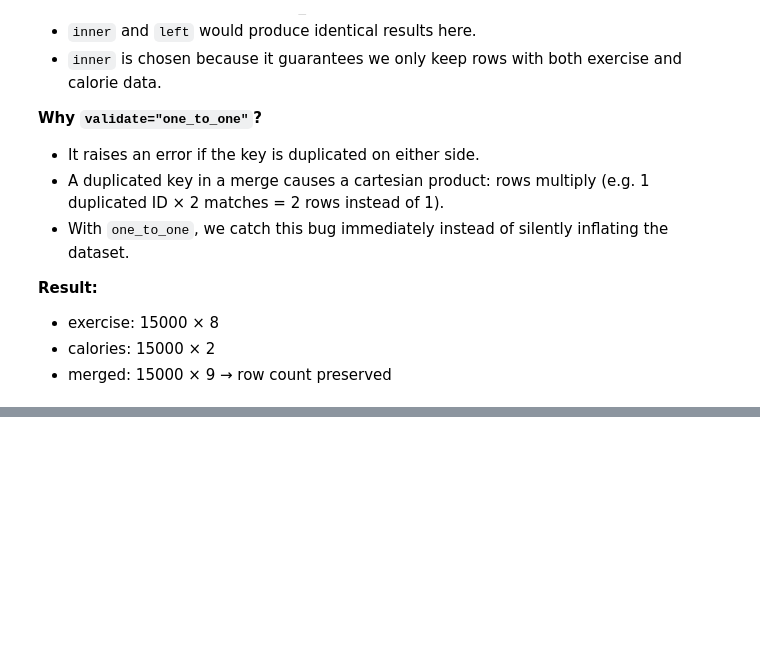
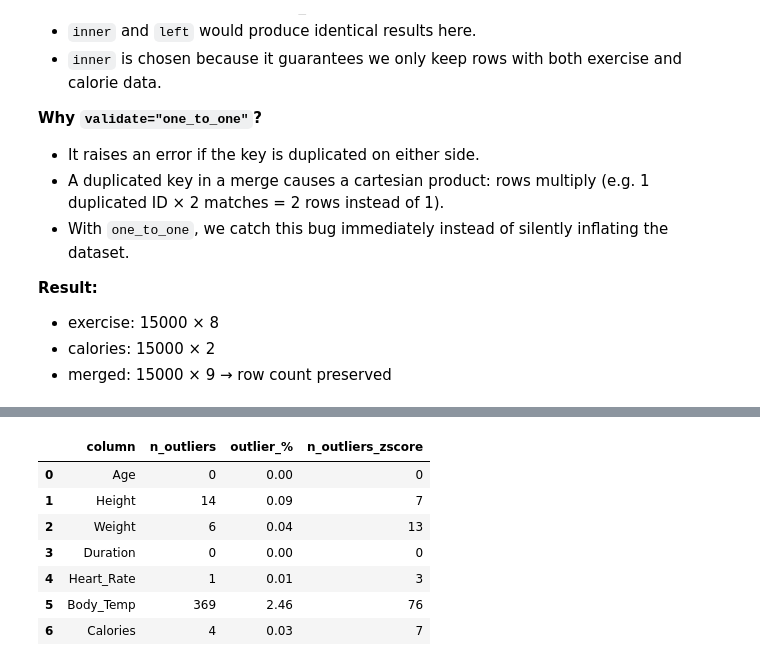
Before and after one commit to Sheyda-Fathi/fitness-calories-eda, a Jupyter notebook: notebooks/01_cleaning.ipynb, the cells around one changed output, grey strips where cells are left out. Saved outputs shown, nothing was run; the diff lists cells and outputs as text; code cells hidden in the pictures; blank space fills up the shorter version.

```diff
--- a/notebooks/01_cleaning.ipynb
+++ b/notebooks/01_cleaning.ipynb
@@ -341,0 +411,9 @@ duplicated User id: 0
+# %%
+for col in numeric_cols:
+    lower, upper = iqr_bounds(df[col])
+    outliers = df[col][(df[col] < lower) | (df[col] > upper)]
+    if len(outliers) > 0:
+        print(f"\n {col}")
+        print(f"lower: {lower:.2f}, upper: {upper:.2f}")
+        print(f"min outlier: {outliers.min():.2f}, max outlier: {outliers.max():.2f}")
+        print(f"count: {len(outliers)}")
@@ -341,0 +438,20 @@ duplicated User id: 0
+# %%
+z_rows = []
+for col in numeric_cols:
+    s = df[col]
+    z = np.abs(stats.zscore(s))
+    n_out_z = (z > 3).sum()
+    z_rows.append({"column": col, "n_outliers_zscore": n_out_z})
+
+z_table = pd.DataFrame(z_rows)
+comparison = outlier_table[["column", "n_outliers", "outlier_%"]].merge(z_table, on="column")
+comparison
+# %% [output]
+|  | column | n_outliers | outlier_% | n_outliers_zscore |
+| 0 | Age | 0 | 0.00 | 0 |
+| 1 | Height | 14 | 0.09 | 7 |
+| 2 | Weight | 6 | 0.04 | 13 |
+| 3 | Duration | 0 | 0.00 | 0 |
+| 4 | Heart_Rate | 1 | 0.01 | 3 |
+| 5 | Body_Temp | 369 | 2.46 | 76 |
+| 6 | Calories | 4 | 0.03 | 7 |
```
Also changed, not shown: parts of 5 cells of this notebook.
